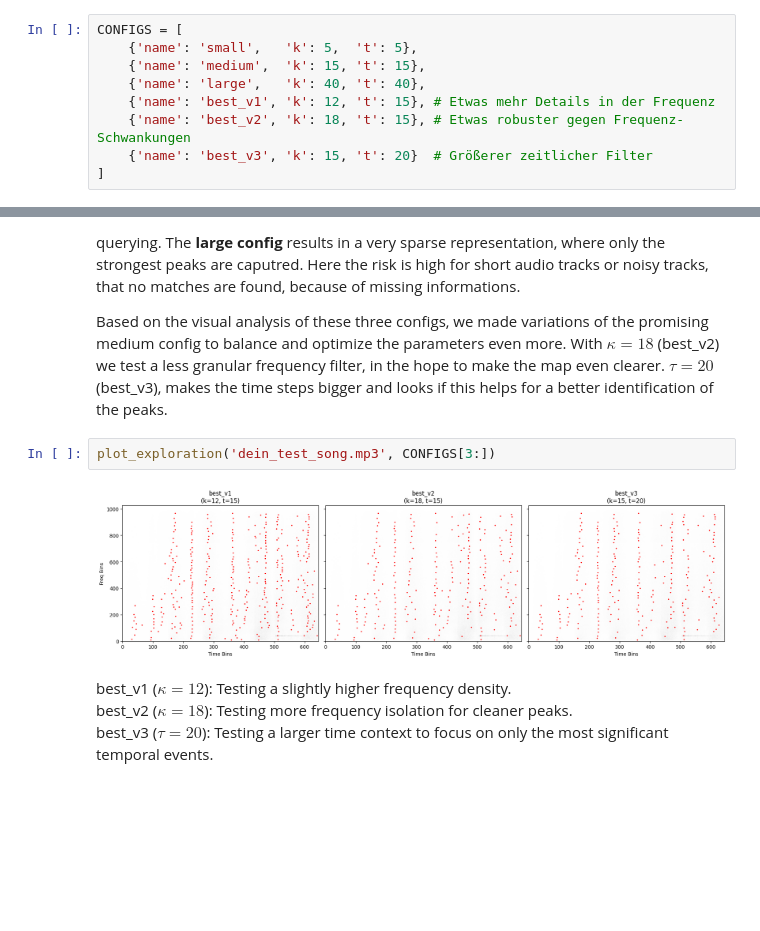
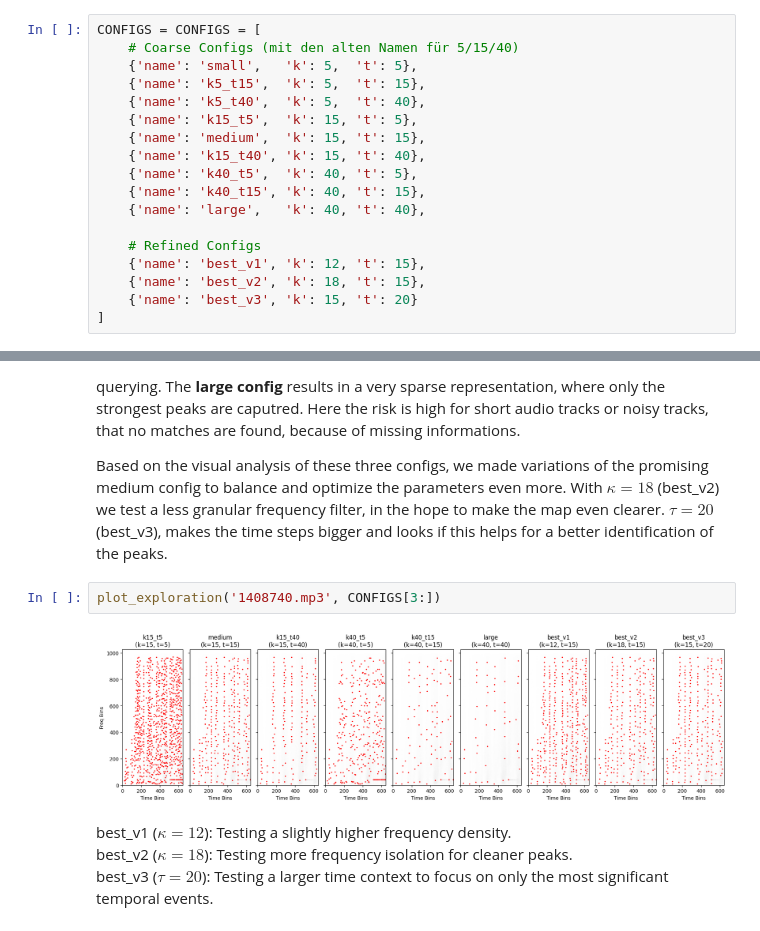
Before and after one commit to VinceB1011/IR_exercise2, a Jupyter notebook: exercise_2.ipynb, the cells around one changed output, grey strips where cells are left out. Drawn from its saved outputs; the diff is of its cells as text; blank space fills up the shorter version.

Commit message:
added more configurations for parameters.

```diff
--- a/exercise_2.ipynb
+++ b/exercise_2.ipynb
@@ -9,13 +9,22 @@ import pickle
 # %% [markdown]
 ## set configs
 # %%
-CONFIGS = [
+CONFIGS = CONFIGS = [
+    # Coarse Configs (mit den alten Namen für 5/15/40)
     {'name': 'small',   'k': 5,  't': 5},
+    {'name': 'k5_t15',  'k': 5,  't': 15},
+    {'name': 'k5_t40',  'k': 5,  't': 40},
+    {'name': 'k15_t5',  'k': 15, 't': 5},
     {'name': 'medium',  'k': 15, 't': 15},
+    {'name': 'k15_t40', 'k': 15, 't': 40},
+    {'name': 'k40_t5',  'k': 40, 't': 5},
+    {'name': 'k40_t15', 'k': 40, 't': 15},
     {'name': 'large',   'k': 40, 't': 40},
-    {'name': 'best_v1', 'k': 12, 't': 15}, # Etwas mehr Details in der Frequenz
-    {'name': 'best_v2', 'k': 18, 't': 15}, # Etwas robuster gegen Frequenz-Schwankungen
-    {'name': 'best_v3', 'k': 15, 't': 20}  # Größerer zeitlicher Filter
+
+    # Refined Configs
+    {'name': 'best_v1', 'k': 12, 't': 15},
+    {'name': 'best_v2', 'k': 18, 't': 15},
+    {'name': 'best_v3', 'k': 15, 't': 20}
 ]
 # %% [markdown]
 ## create constellation map and save in a sparse matrix
@@ -94,9 +103,9 @@ The **large config** results in a very sparse representation, where only the str
 
 Based on the visual analysis of these three configs, we made variations of the promising medium config to balance and optimize the parameters even more. With $\kappa=18$ (best_v2) we test a less granular frequency filter, in the hope to make the map even clearer. $\tau=20$ (best_v3), makes the time steps bigger and looks if this helps for a better identification of the peaks.
 # %%
-plot_exploration('dein_test_song.mp3', CONFIGS[3:])
+plot_exploration('1408740.mp3', CONFIGS[3:])
 # %% [output]
-[figure, old version]
+[figure, new version]
 # %% [markdown]
 best_v1 ($\kappa=12$): Testing a slightly higher frequency density. <br>
 best_v2 ($\kappa=18$): Testing more frequency isolation for cleaner peaks. <br>
```
Also changed, not shown: parts of 2 cells of this notebook.
